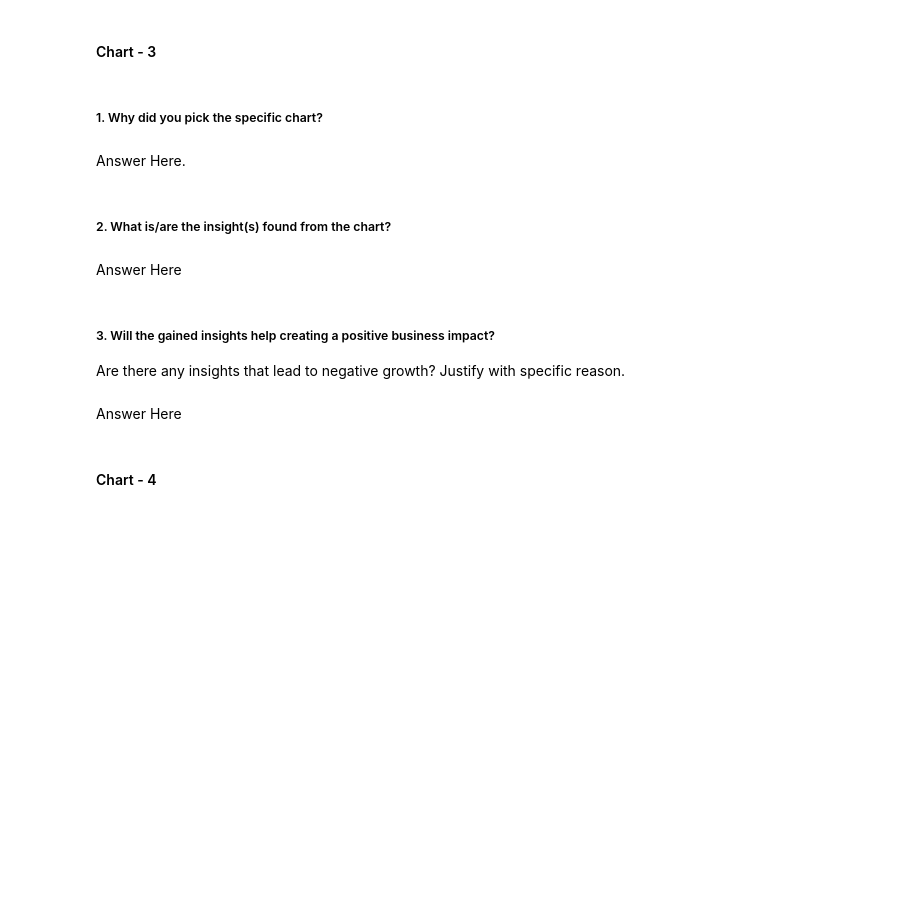
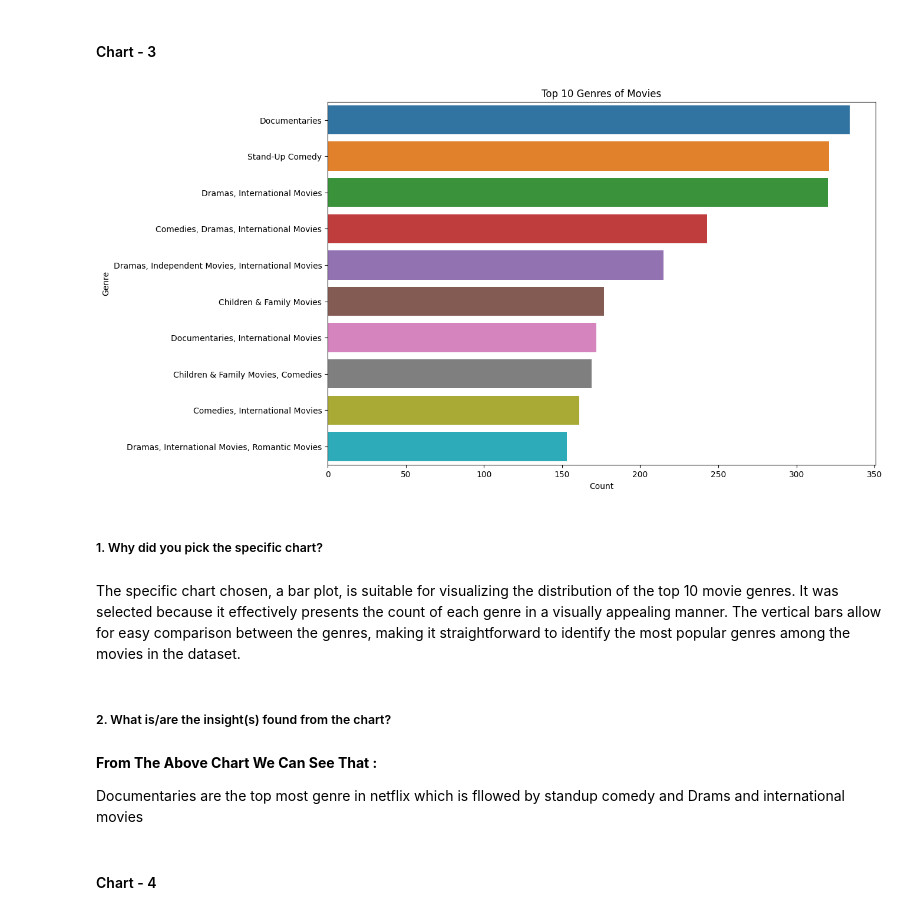
Before and after one commit to Mostaqul143/Netflix-Movies-And-TV-Shows-Clustering, a Jupyter notebook: Sample ML Submission Template.ipynb, the cells around one changed output. Drawn from its saved outputs; the diff is of its cells as text; code cells hidden in the pictures; blank space fills up the shorter version.

```diff
--- a/Sample ML Submission Template.ipynb
+++ b/Sample ML Submission Template.ipynb
@@ -312,15 +444,36 @@ Answer Here
+# %%
+# Chart - 3 visualization code
+
+#Analysing top10 genre of the movies
+
+
+# Extract movies from the dataset
+movies = df[df['type'] == 'Movie']
+
+# Count the occurrences of each genre
+genre_counts = movies['listed_in'].value_counts()
+
+# Select the top 10 genres
+top10_genres = genre_counts.head(10)
+
+# Plot the distribution of the top 10 genres
+plt.figure(figsize=(12, 8))
+sns.barplot(x=top10_genres.values, y=top10_genres.index)
+plt.title('Top 10 Genres of Movies')
+plt.xlabel('Count')
+plt.ylabel('Genre')
+plt.show()
+# %% [output]
+[figure, added]
 # %% [markdown]
 ##### 1. Why did you pick the specific chart?
-# %% [markdown]
-Answer Here.
+# %% [markdown]
+The specific chart chosen, a bar plot, is suitable for visualizing the distribution of the top 10 movie genres. It was selected because it effectively presents the count of each genre in a visually appealing manner. The vertical bars allow for easy comparison between the genres, making it straightforward to identify the most popular genres among the movies in the dataset.
 # %% [markdown]
 ##### 2. What is/are the insight(s) found from the chart?
-# %% [markdown]
-Answer Here
-# %% [markdown]
-##### 3. Will the gained insights help creating a positive business impact?
-Are there any insights that lead to negative growth? Justify with specific reason.
-# %% [markdown]
-Answer Here
+# %% [markdown]
+**From The Above Chart We Can See That :**
+
+Documentaries are the top most genre in netflix which is fllowed by standup comedy and Drams and international movies
 # %% [markdown]
 #### Chart - 4
```
Also changed, not shown: parts of 194 cells of this notebook.
